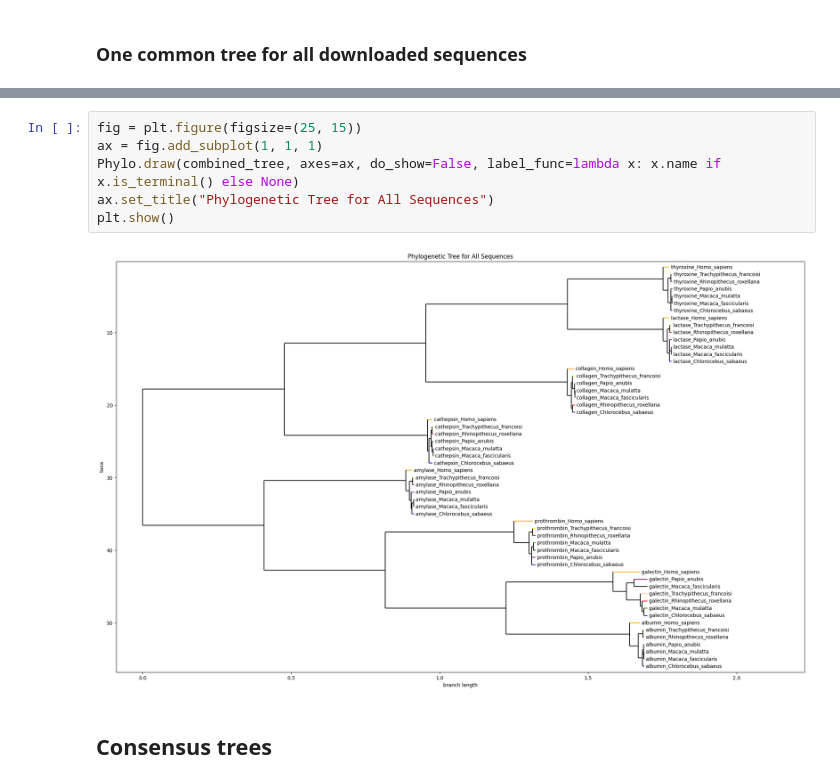
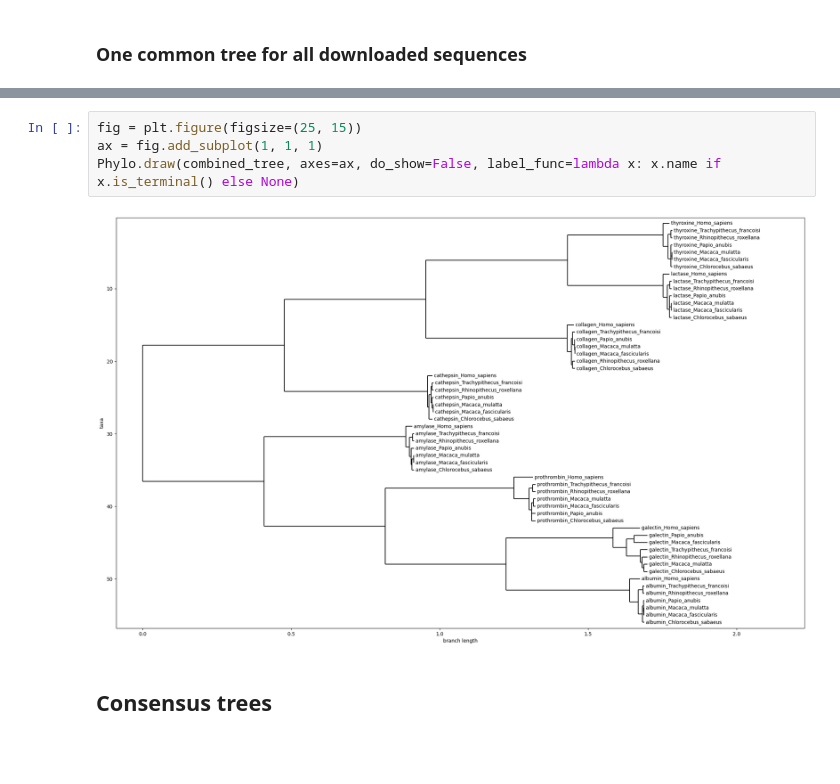
Before and after one commit to zosialagiewka/Bioinformatics_Projects, a Jupyter notebook: Task3/task3.ipynb, the cells around one changed output, grey strips where cells are left out. Drawn from its saved outputs; the diff is of its cells as text; blank space fills up the shorter version.

```diff
--- a/Task3/task3.ipynb
+++ b/Task3/task3.ipynb
@@ -238,10 +234,8 @@ combined_tree = constructor.upgma(bio_distance_matrix)
 # %%
 fig = plt.figure(figsize=(25, 15))
 ax = fig.add_subplot(1, 1, 1)
 Phylo.draw(combined_tree, axes=ax, do_show=False, label_func=lambda x: x.name if x.is_terminal() else None)
-ax.set_title("Phylogenetic Tree for All Sequences")
-plt.show()
 # %% [output]
-[figure, old version]
+[figure, new version]
 # %% [markdown]
 ## Consensus trees
```
Also changed, not shown: parts of 23 cells of this notebook.
